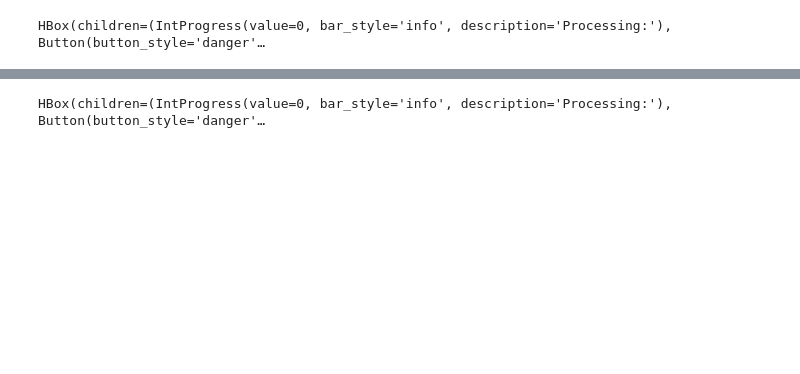
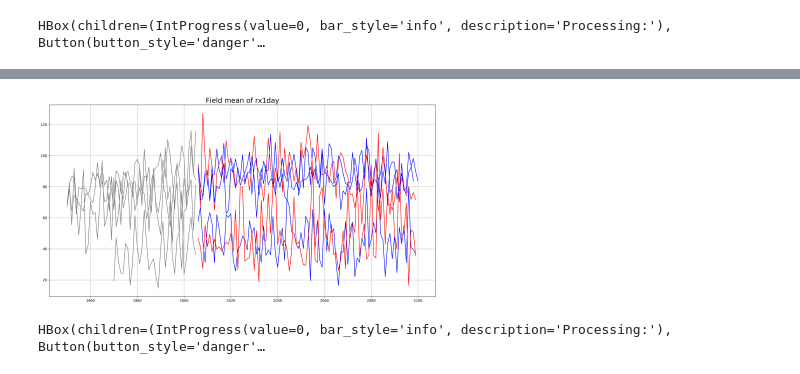
Before and after one commit to nilshempelmann/NAP_Niger, a Jupyter notebook: plot_indices.ipynb, the cells around one changed output, grey strips where cells are left out. Cells and saved outputs as stored; diff of their text form; code cells hidden in the pictures; blank space fills up the shorter version.

```diff
--- a/plot_indices.ipynb
+++ b/plot_indices.ipynb
@@ -83,3 +89,7 @@ Image(out_file, width=400)
+# %%
+Image(out.get()[0], width=400)
+# %% [output]
+[figure, added]
 # %%
 
 
```
Also changed, not shown: parts of 12 cells of this notebook, 2 other files.
